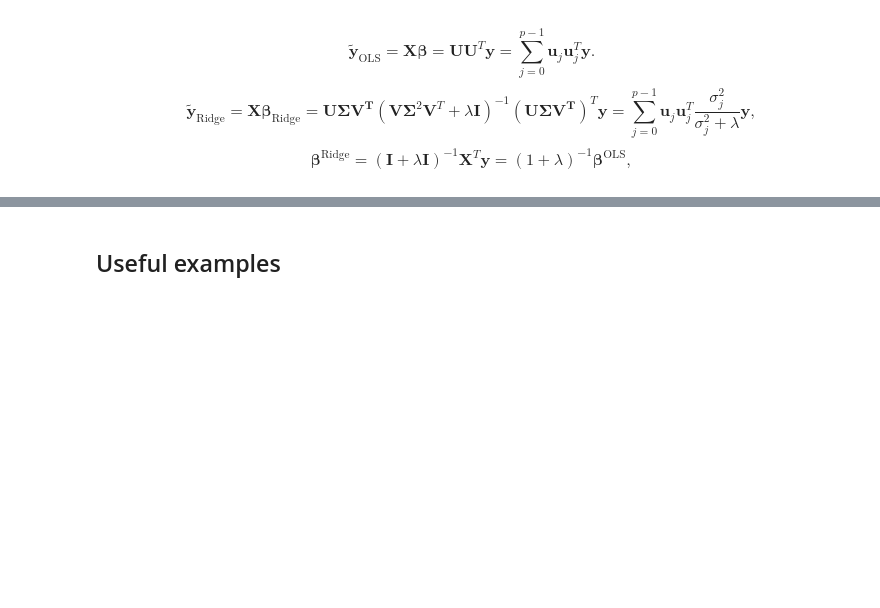
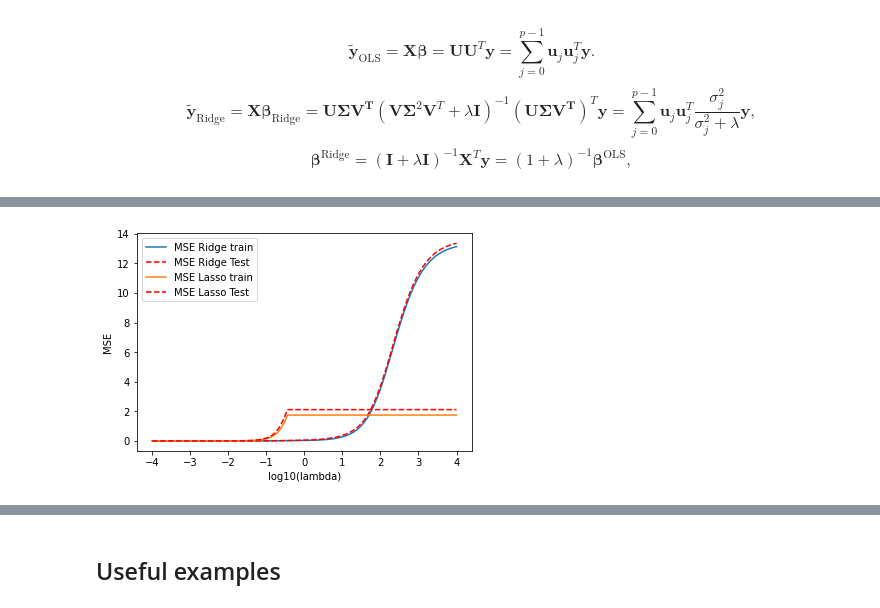
Before and after one commit to fridtjrg/FYS-STK4155, a Jupyter notebook: useful_code/Useful_code_project1.ipynb, the cells around one changed output, grey strips where cells are left out. Saved outputs shown, nothing was run; the diff lists cells and outputs as text; code cells hidden in the pictures; blank space fills up the shorter version.

Commit message:
Add some useful code

```diff
--- a/useful_code/Useful_code_project1.ipynb
+++ b/useful_code/Useful_code_project1.ipynb
@@ -282,0 +360,2 @@ $$
+# %%
+Ridgebeta = np.linalg.inv(X.T @ X+lmb*I) @ X.T @ y #why not pinv?
@@ -282,0 +364,80 @@ $$
+# %%
+import os
+import numpy as np
+import pandas as pd
+import matplotlib.pyplot as plt
+from sklearn.model_selection import train_test_split
+from sklearn import linear_model
+
+def R2(y_data, y_model):
+    return 1 - np.sum((y_data - y_model) ** 2) / np.sum((y_data - np.mean(y_data)) ** 2)
+def MSE(y_data,y_model):
+    n = np.size(y_model)
+    return np.sum((y_data-y_model)**2)/n
+
+
+# A seed just to ensure that the random numbers are the same for every run.
+# Useful for eventual debugging.
+np.random.seed(3155)
+
+x = np.random.rand(100)
+y = 2.0+5*x*x+0.1*np.random.randn(100)
+
+# number of features p (here degree of polynomial
+p = 3
+#  The design matrix now as function of a given polynomial
+X = np.zeros((len(x),p))
+X[:,0] = 1.0
+X[:,1] = x
+X[:,2] = x*x
+# We split the data in test and training data
+X_train, X_test, y_train, y_test = train_test_split(X, y, test_size=0.2)
+
+# matrix inversion to find beta
+OLSbeta = np.linalg.inv(X_train.T @ X_train) @ X_train.T @ y_train
+print(OLSbeta)
+# and then make the prediction
+ytildeOLS = X_train @ OLSbeta
+print("Training MSE for OLS")
+print(MSE(y_train,ytildeOLS))
+ypredictOLS = X_test @ OLSbeta
+print("Test MSE OLS")
+print(MSE(y_test,ypredictOLS))
+
+# Repeat now for Lasso and Ridge regression and various values of the regularization parameter
+I = np.eye(p,p)
+# Decide which values of lambda to use
+nlambdas = 100
+MSEPredict = np.zeros(nlambdas)
+MSETrain = np.zeros(nlambdas)
+MSELassoPredict = np.zeros(nlambdas)
+MSELassoTrain = np.zeros(nlambdas)
+lambdas = np.logspace(-4, 4, nlambdas)
+for i in range(nlambdas):
+    lmb = lambdas[i]
+    Ridgebeta = np.linalg.inv(X_train.T @ X_train+lmb*I) @ X_train.T @ y_train
+    # include lasso using Scikit-Learn
+    RegLasso = linear_model.Lasso(lmb)
+    RegLasso.fit(X_train,y_train)
+    # and then make the prediction
+    ytildeRidge = X_train @ Ridgebeta
+    ypredictRidge = X_test @ Ridgebeta
+    ytildeLasso = RegLasso.predict(X_train)
+    ypredictLasso = RegLasso.predict(X_test)
+    MSEPredict[i] = MSE(y_test,ypredictRidge)
+    MSETrain[i] = MSE(y_train,ytildeRidge)
+    MSELassoPredict[i] = MSE(y_test,ypredictLasso)
+    MSELassoTrain[i] = MSE(y_train,ytildeLasso)
+
+# Now plot the results
+plt.figure()
+plt.plot(np.log10(lambdas), MSETrain, label = 'MSE Ridge train')
+plt.plot(np.log10(lambdas), MSEPredict, 'r--', label = 'MSE Ridge Test')
+plt.plot(np.log10(lambdas), MSELassoTrain, label = 'MSE Lasso train')
+plt.plot(np.log10(lambdas), MSELassoPredict, 'r--', label = 'MSE Lasso Test')
+
+plt.xlabel('log10(lambda)')
+plt.ylabel('MSE')
+plt.legend()
+plt.show()
+# %% [output]
@@ -282,0 +449 @@ $$
+[figure, added]
```
Also changed, not shown: parts of 19 cells of this notebook.
